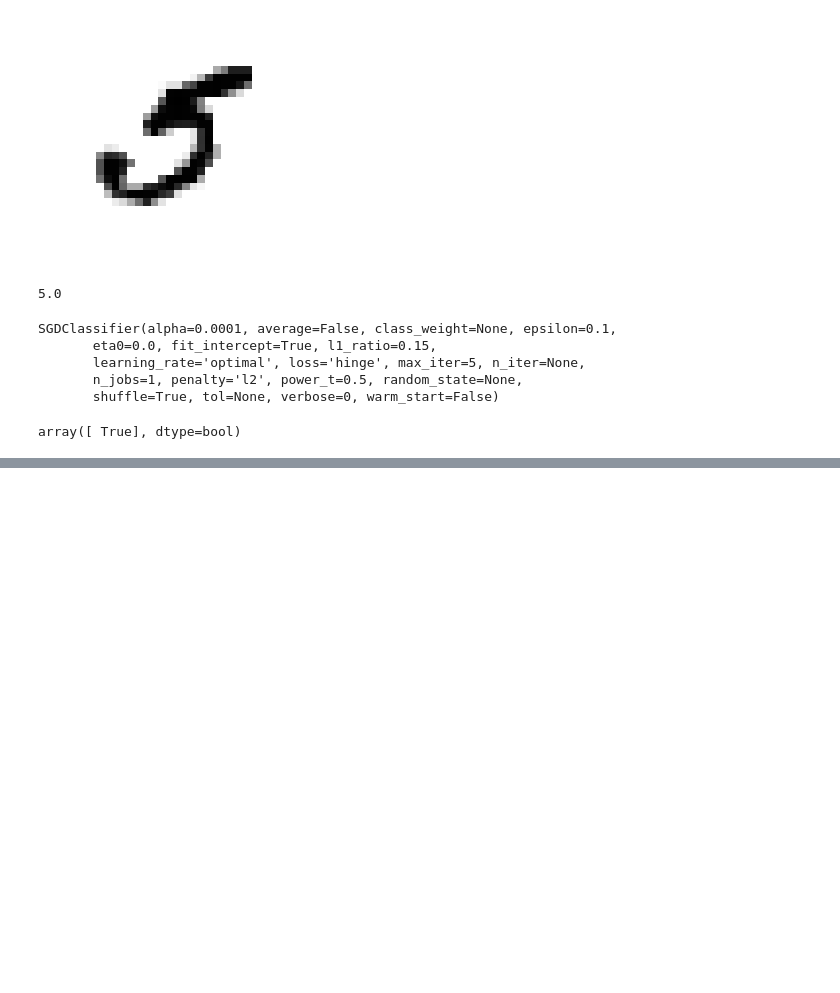
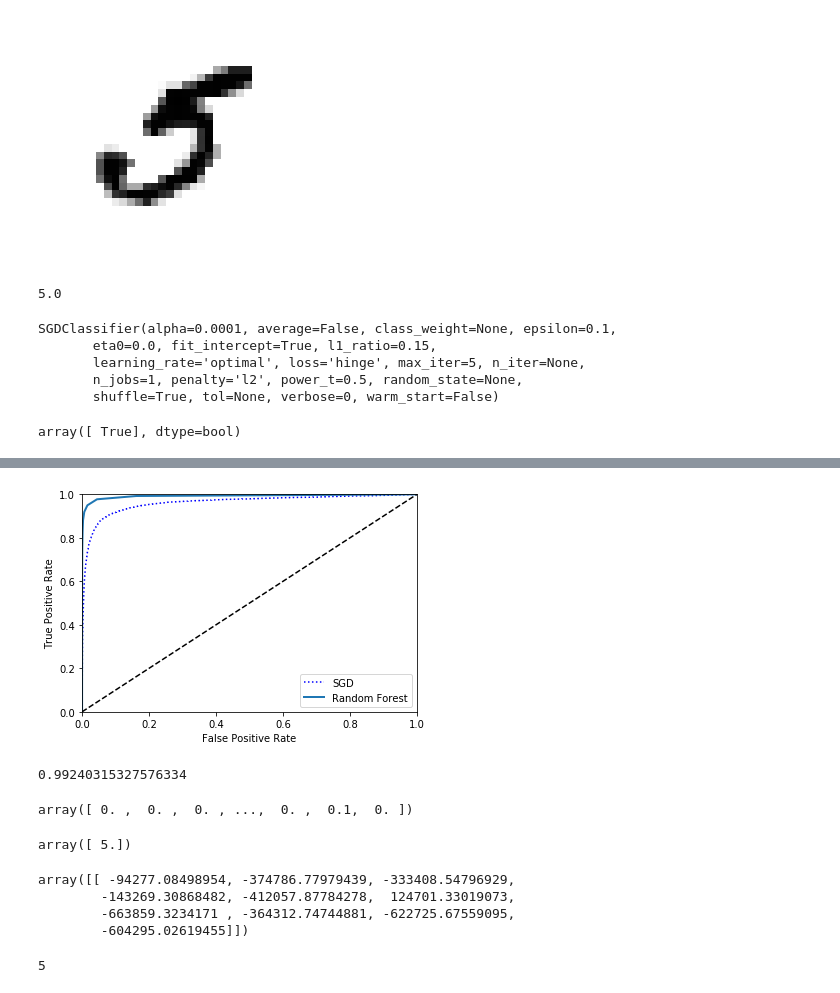
Before and after one commit to antonsuba/learn-machine-learning, a Jupyter notebook: 03-MNIST Classification.ipynb, the cells around one changed output, grey strips where cells are left out. Drawn from its saved outputs; the diff is of its cells as text; code cells hidden in the pictures; blank space fills up the shorter version.

```diff
--- a/03-MNIST Classification.ipynb
+++ b/03-MNIST Classification.ipynb
@@ -127,0 +203,6 @@ f1_score(y_train_5, y_train_pred)
+# %%
+from sklearn.ensemble import RandomForestClassifier
+
+forest_clf = RandomForestClassifier(random_state=42)
+y_proba_forest = cross_val_predict(forest_clf, X_train, y_train_5, cv=3, method='predict_proba')
+y_proba_forest
@@ -127,0 +217,35 @@ f1_score(y_train_5, y_train_pred)
+# %%
+y_scores_forest = y_proba_forest[:, 1]
+fpr_forest, tpr_forest, thresholds_forest = roc_curve(y_train_5, y_scores_forest)
+# %%
+plt.plot(fpr, tpr, 'b:', label='SGD')
+plot_roc_curve(fpr_forest, tpr_forest, 'Random Forest')
+plt.legend(loc='lower right')
+plt.show()
+# %% [output]
+[figure, added]
+# %%
+roc_auc_score(y_train_5, y_scores_forest)
+# %% [output]
+0.99240315327576334
+# %%
+y_scores_forest
+# %% [output]
+array([ 0. ,  0. ,  0. , ...,  0. ,  0.1,  0. ])
+# %%
+sgd_clf.fit(X_train, y_train)
+sgd_clf.predict([some_digit])
+# %% [output]
+array([ 5.])
+# %%
+some_digit_scores = sgd_clf.decision_function([some_digit])
+some_digit_scores
+# %% [output]
+array([[ -94277.08498954, -374786.77979439, -333408.54796929,
+        -143269.30868482, -412057.87784278,  124701.33019073,
+        -663859.3234171 , -364312.74744881, -622725.67559095,
+        -604295.02619455]])
+# %%
+np.argmax(some_digit_scores)
+# %% [output]
+5
```
Also changed, not shown: parts of 41 cells of this notebook.
